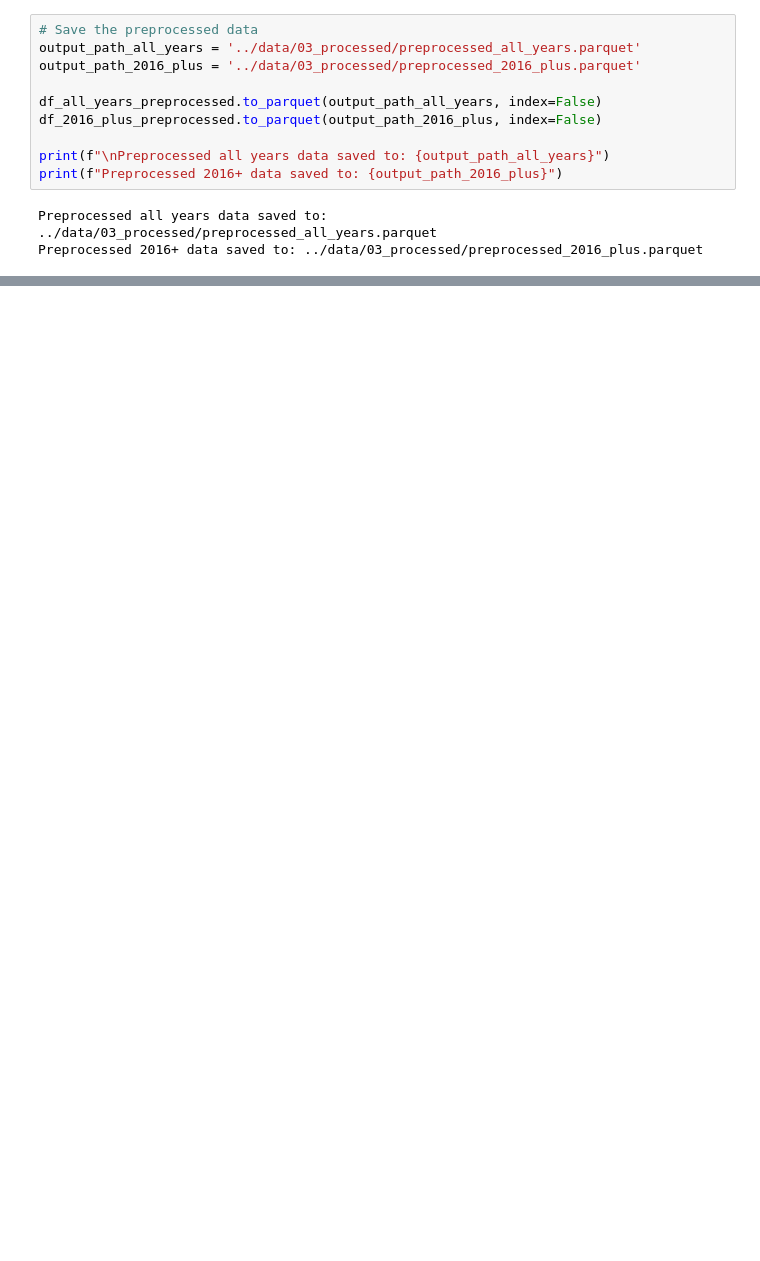
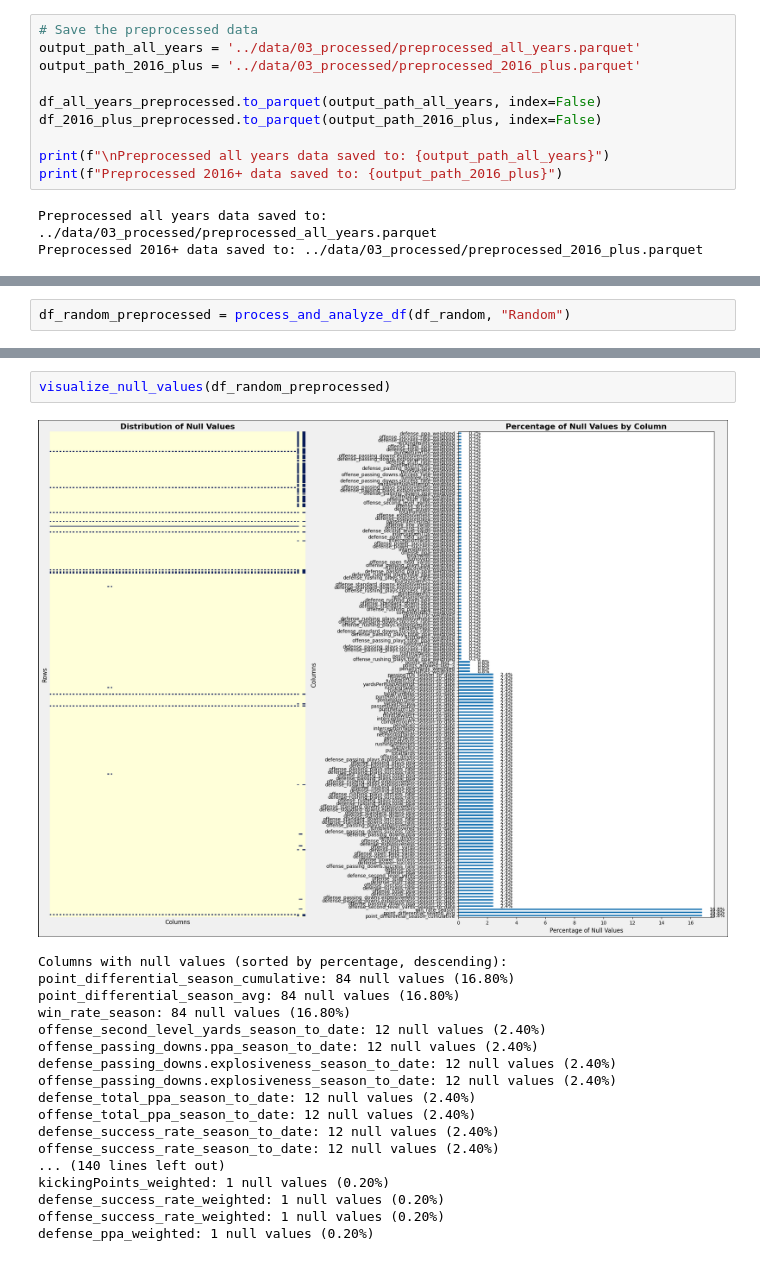
Before and after one commit to tablecables/college_football_predictor, a Jupyter notebook: notebooks/04_feature_engineering.ipynb, the cells around one changed output, grey strips where cells are left out. Saved outputs shown, nothing was run; the diff lists cells and outputs as text; blank space fills up the shorter version.

```diff
--- a/notebooks/04_feature_engineering.ipynb
+++ b/notebooks/04_feature_engineering.ipynb
@@ -109,0 +108,2 @@ Preprocessed 2016+ data saved to: ../data/03_processed/preprocessed_2016_plus.pa
+# %%
+df_random_preprocessed = process_and_analyze_df(df_random, "Random")
@@ -109,0 +128,21 @@ Preprocessed 2016+ data saved to: ../data/03_processed/preprocessed_2016_plus.pa
+# %%
+visualize_null_values(df_random_preprocessed)
+# %% [output]
+[figure, added]
+Columns with null values (sorted by percentage, descending):
+point_differential_season_cumulative: 84 null values (16.80%)
+point_differential_season_avg: 84 null values (16.80%)
+win_rate_season: 84 null values (16.80%)
+offense_second_level_yards_season_to_date: 12 null values (2.40%)
+offense_passing_downs.ppa_season_to_date: 12 null values (2.40%)
+defense_passing_downs.explosiveness_season_to_date: 12 null values (2.40%)
+offense_passing_downs.explosiveness_season_to_date: 12 null values (2.40%)
+defense_total_ppa_season_to_date: 12 null values (2.40%)
+offense_total_ppa_season_to_date: 12 null values (2.40%)
+defense_success_rate_season_to_date: 12 null values (2.40%)
+offense_success_rate_season_to_date: 12 null values (2.40%)
+... (140 lines left out)
+kickingPoints_weighted: 1 null values (0.20%)
+defense_success_rate_weighted: 1 null values (0.20%)
+offense_success_rate_weighted: 1 null values (0.20%)
+defense_ppa_weighted: 1 null values (0.20%)
```
Also changed, not shown: parts of 10 cells of this notebook, 5 other files.
